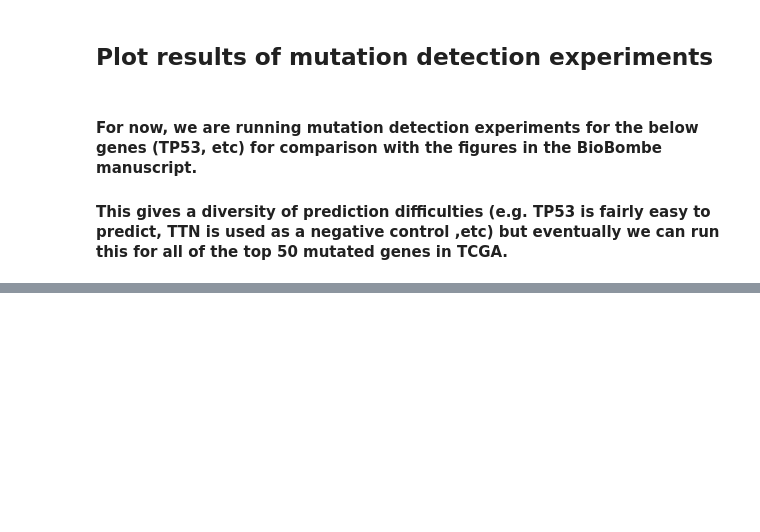
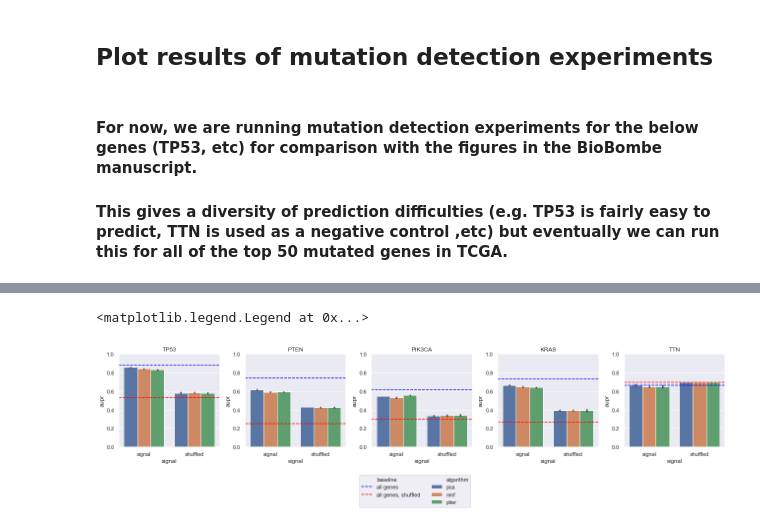
Before and after one commit to jjc2718/netreg, a Jupyter notebook: 4.plot_mutation_results.ipynb, the cells around one changed output, grey strips where cells are left out. Cells and saved outputs as stored; diff of their text form; code cells hidden in the pictures; blank space fills up the shorter version.

```diff
--- a/4.plot_mutation_results.ipynb
+++ b/4.plot_mutation_results.ipynb
@@ -101,0 +102,40 @@ plt.figlegend(handles, labels, loc='lower center', bbox_to_anchor=(0.5, 0.025),
+# %%
+sns.set()
+fig, axarr = plt.subplots(1, 5)
+fig.set_figwidth(18)
+fig.set_figheight(5)
+
+z_dim = 100
+prev_handles = handles
+
+with warnings.catch_warnings():
+    # filter deprecation warning in scipy
+    warnings.filterwarnings('ignore', category=FutureWarning)
+    for g_ix, gene_name in enumerate(genes):
+        ax = axarr[g_ix]
+        gene_df = df[(df['gene_or_cancertype'] == gene_name) &
+                     (df['z_dim'] == z_dim)]
+        sns.barplot(data=gene_df, x='signal', y='aupr', hue='algorithm', ax=ax)
+        raw_aupr = raw_df[(raw_df['gene_or_cancertype'] == gene_name) &
+                          (raw_df['signal'] == 'signal')]['aupr'].values[0]
+        shuffled_aupr = raw_df[(raw_df['gene_or_cancertype'] == gene_name) &
+                               (raw_df['signal'] == 'shuffled')]['aupr'].values[0]
+        ax.axhline(y=raw_aupr, color='blue', linestyle='--', label='all genes')
+        ax.axhline(y=shuffled_aupr, color='red', linestyle='--', label='all genes, shuffled')
+        ax.set_ylim((0.0, 1.0))
+        if g_ix == len(genes)-1:
+            handles, labels = ax.get_legend_handles_labels()
+        ax.get_legend().remove()
+        ax.set_title(gene_name)
+plt.tight_layout(h_pad=2)
+fig.subplots_adjust(bottom=0.4)
+labels.insert(0, 'baseline')
+handles.insert(0, prev_handles[0])
+labels.insert(3, '')
+handles.insert(3, prev_handles[0])
+labels.insert(4, 'algorithm')
+handles.insert(4, prev_handles[0])
+plt.figlegend(handles, labels, loc='lower center', bbox_to_anchor=(0.5, 0.025), ncol=2)
+# %% [output]
+<matplotlib.legend.Legend at 0x...>
+[figure, added]
```
Also changed, not shown: parts of 3 cells of this notebook.
